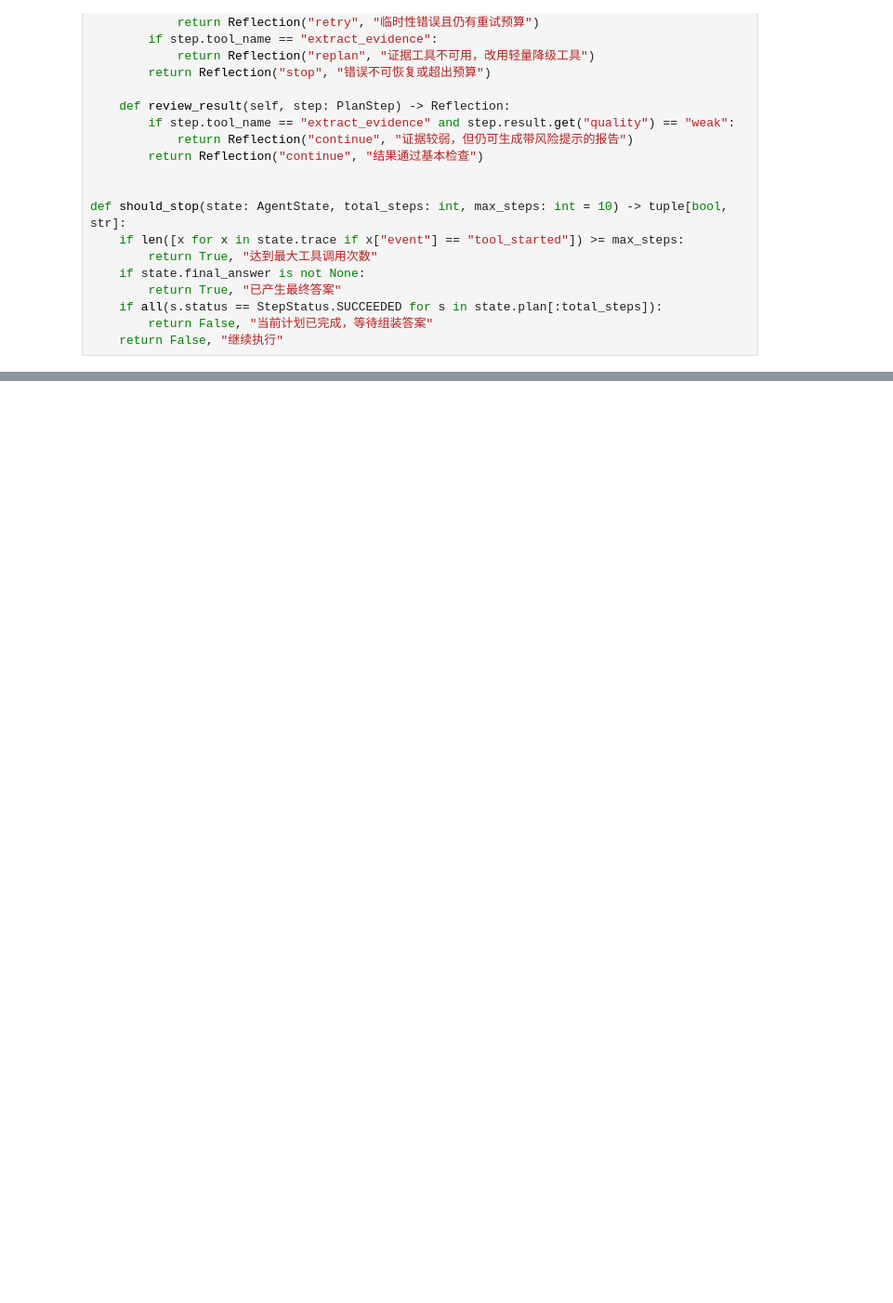
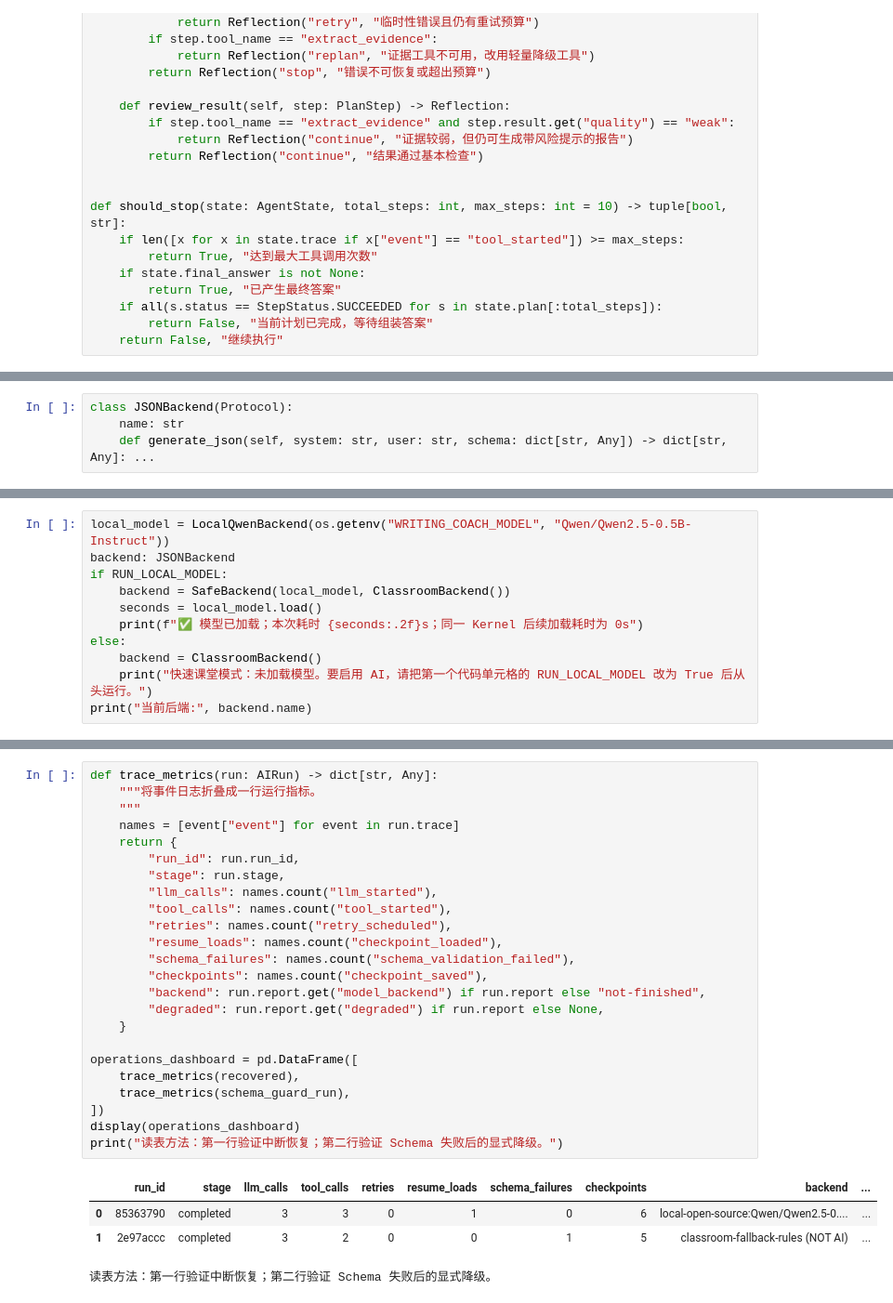
Before and after one commit to MartyHee/Writing_Coach_Agent, a Jupyter notebook: 3_CLASS.ipynb, the cells around one changed output, grey strips where cells are left out. Shown at 93% size. Saved outputs shown, nothing was run; the diff lists cells and outputs as text; blank space fills up the shorter version.

```diff
--- a/3_CLASS.ipynb
+++ b/3_CLASS.ipynb
@@ -179,0 +232,4 @@ def should_stop(state: AgentState, total_steps: int, max_steps: int = 10) -> tup
+# %%
+class JSONBackend(Protocol):
+    name: str
+    def generate_json(self, system: str, user: str, schema: dict[str, Any]) -> dict[str, Any]: ...
@@ -179,0 +530,11 @@ def should_stop(state: AgentState, total_steps: int, max_steps: int = 10) -> tup
+# %%
+local_model = LocalQwenBackend(os.getenv("WRITING_COACH_MODEL", "Qwen/Qwen2.5-0.5B-Instruct"))
+backend: JSONBackend
+if RUN_LOCAL_MODEL:
+    backend = SafeBackend(local_model, ClassroomBackend())
+    seconds = local_model.load()
+    print(f"✅ 模型已加载；本次耗时 {seconds:.2f}s；同一 Kernel 后续加载耗时为 0s")
+else:
+    backend = ClassroomBackend()
+    print("快速课堂模式：未加载模型。要启用 AI，请把第一个代码单元格的 RUN_LOCAL_MODEL 改为 True 后从头运行。")
+print("当前后端:", backend.name)
@@ -179,0 +890,29 @@ def should_stop(state: AgentState, total_steps: int, max_steps: int = 10) -> tup
+# %%
+def trace_metrics(run: AIRun) -> dict[str, Any]:
+    """将事件日志折叠成一行运行指标。
+    """
+    names = [event["event"] for event in run.trace]
+    return {
+        "run_id": run.run_id,
+        "stage": run.stage,
+        "llm_calls": names.count("llm_started"),
+        "tool_calls": names.count("tool_started"),
+        "retries": names.count("retry_scheduled"),
+        "resume_loads": names.count("checkpoint_loaded"),
+        "schema_failures": names.count("schema_validation_failed"),
+        "checkpoints": names.count("checkpoint_saved"),
+        "backend": run.report.get("model_backend") if run.report else "not-finished",
+        "degraded": run.report.get("degraded") if run.report else None,
+    }
+
+operations_dashboard = pd.DataFrame([
+    trace_metrics(recovered),
+    trace_metrics(schema_guard_run),
+])
+display(operations_dashboard)
+print("读表方法：第一行验证中断恢复；第二行验证 Schema 失败后的显式降级。")
+# %% [output]
+|  | run_id | stage | llm_calls | tool_calls | retries | resume_loads | schema_failures | checkpoints | backend | ... |
+| 0 | 85363790 | completed | 3 | 3 | 0 | 1 | 0 | 6 | local-open-source:Qwen/Qwen2.5-0.... | ... |
+| 1 | 2e97accc | completed | 3 | 2 | 0 | 0 | 1 | 5 | classroom-fallback-rules (NOT AI) | ... |
+读表方法：第一行验证中断恢复；第二行验证 Schema 失败后的显式降级。
```
Also changed, not shown: parts of 13 cells of this notebook, 8 other files.
